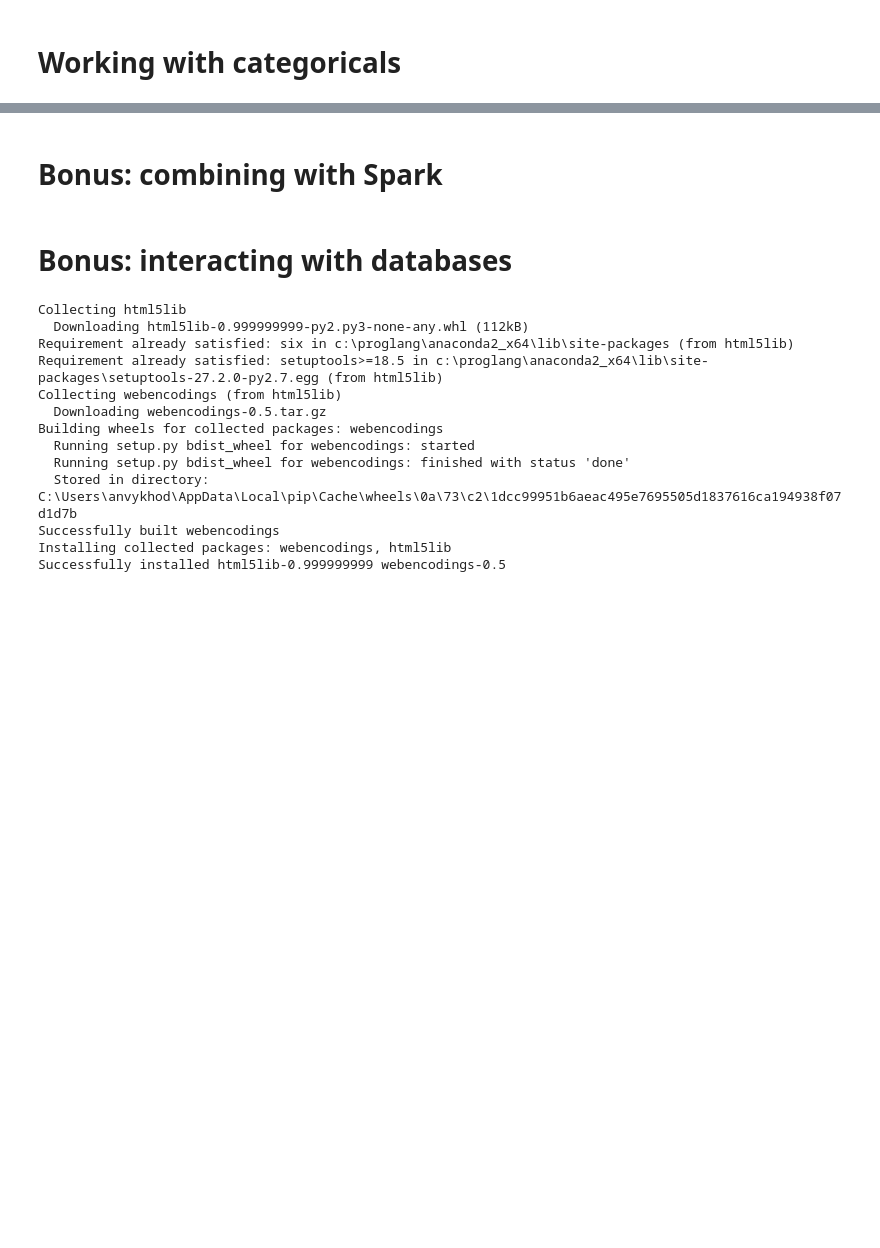
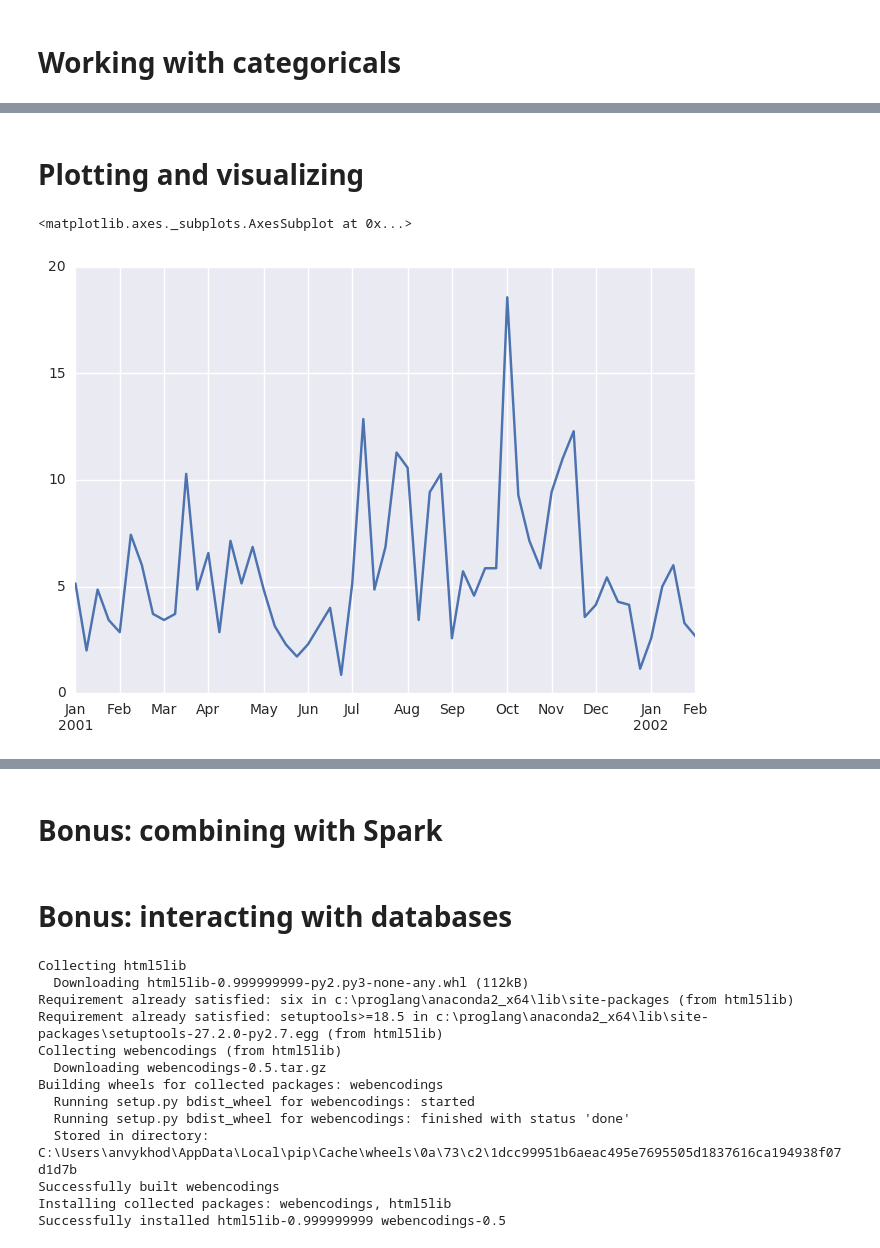
Before and after one commit to vykhand/pydata-presentations, a Jupyter notebook: PyData Meetup presentation 1.ipynb, the cells around one changed output, grey strips where cells are left out. Saved outputs shown, nothing was run; the diff lists cells and outputs as text; code cells hidden in the pictures; blank space fills up the shorter version.

```diff
--- a/PyData Meetup presentation 1.ipynb
+++ b/PyData Meetup presentation 1.ipynb
@@ -679,0 +820,2 @@ mn_by_fjob
+# %%
+mat.index =  pd.date_range("01/01/2001", periods=mat.shape[0], freq = 'D')
@@ -679,0 +831,3 @@ mn_by_fjob
+# %%
+dt = mat.resample("W")
+dt
@@ -679,0 +848,7 @@ mn_by_fjob
+# %% [markdown]
+# Plotting and visualizing
+# %%
+dt.absences.mean().plot()
+# %% [output]
+<matplotlib.axes._subplots.AxesSubplot at 0x...>
+[figure, added]
```
Also changed, not shown: parts of 27 cells of this notebook.
